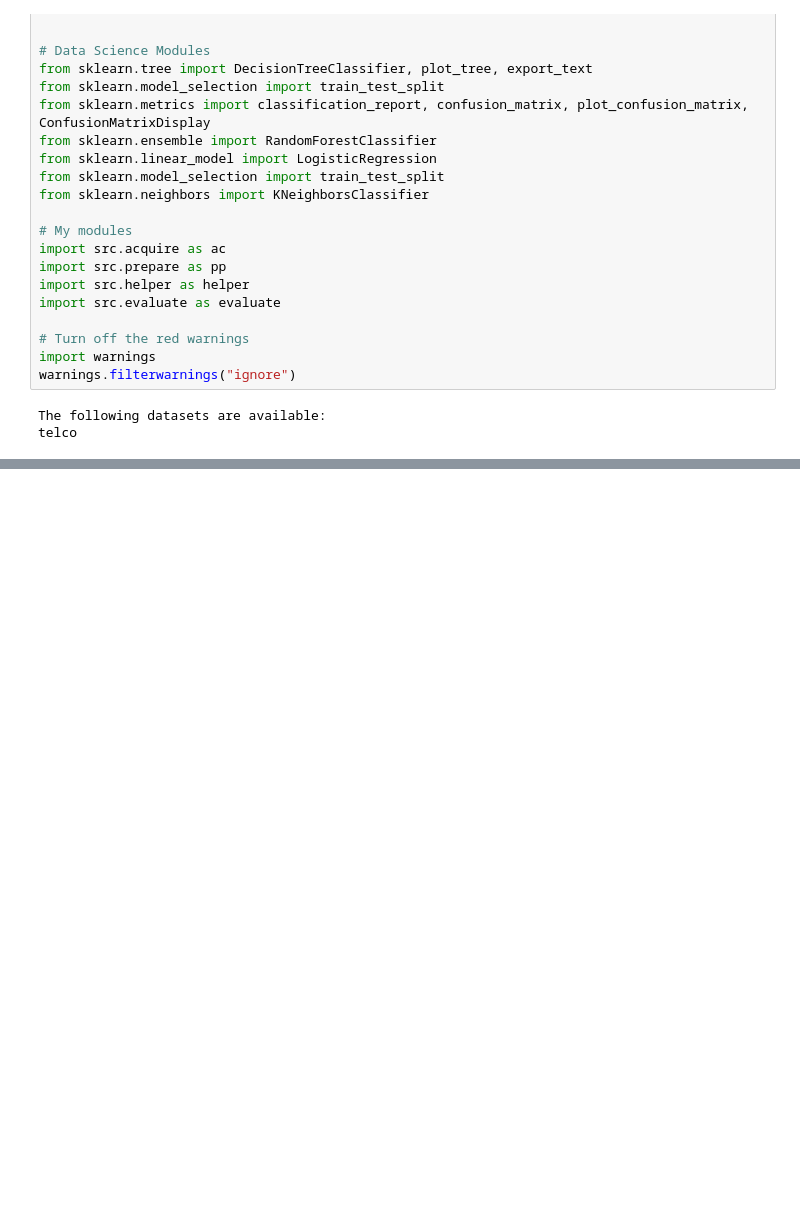
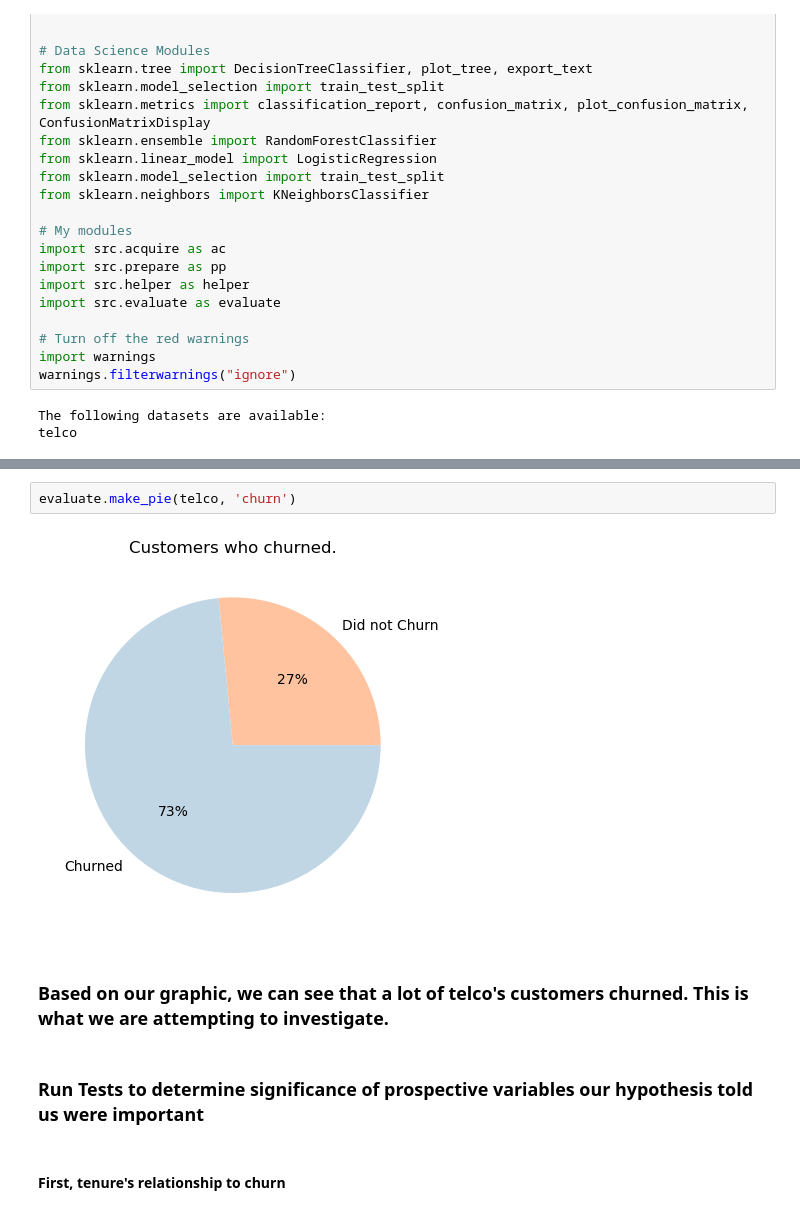
Before and after one commit to jcrosenberger/project1-telco, a Jupyter notebook: Main-Project.ipynb, the cells around one changed output, grey strips where cells are left out. Saved outputs shown, nothing was run; the diff lists cells and outputs as text; blank space fills up the shorter version.

```diff
--- a/Main-Project.ipynb
+++ b/Main-Project.ipynb
@@ -43,0 +67,10 @@ KNeighborsClassifier()
+# %%
+evaluate.make_pie(telco, 'churn')
+# %% [output]
+[figure, added]
+# %% [markdown]
+### Based on our graphic, we can see that a lot of telco's customers churned. This is what we are attempting to investigate.
+# %% [markdown]
+### Run Tests to determine significance of prospective variables our hypothesis told us were important
+# %% [markdown]
+#### First, tenure's relationship to churn
```
Also changed, not shown: parts of 16 cells of this notebook, 3 other files.
